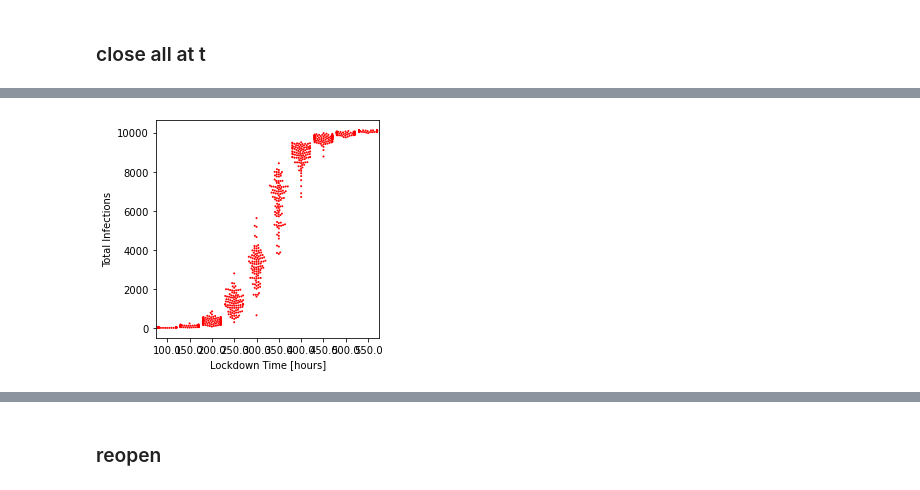
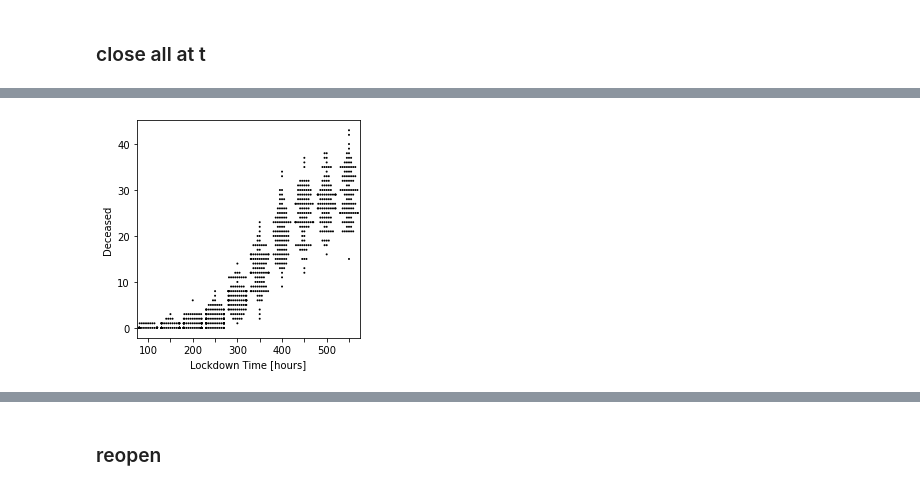
Before and after one commit to joba-1/Corona_Model, a Jupyter notebook: Plot Parallel nbt.ipynb, the cells around one changed output, grey strips where cells are left out. Drawn from its saved outputs; the diff is of its cells as text; code cells hidden in the pictures.

```diff
--- a/Plot Parallel nbt.ipynb
+++ b/Plot Parallel nbt.ipynb
@@ -243,17 +254,19 @@ close_folders = [x for x in filenames if x.startswith('close_all_IF03_start_2_')
 # %%
 close_all={}
 for folder_scenario in  close_folders:
-    df = pd.read_csv('server_data/outputs/'+folder_scenario+'/'+folder_scenario+'_cumulativ_WasInfected.csv')
+    df = pd.read_csv('server_data/outputs/'+folder_scenario+'/'+folder_scenario+'_D.csv')
     df.drop('time',axis=1,inplace=True)
     close_all[float(folder_scenario[-7:])] =df.iloc[-1].values
-df_close_all = pd.DataFrame(close_all)
+df_close_all_D = pd.DataFrame(close_all)
 # %%
 col3 = list(df_close_all.keys())
 col3.sort()
 plt.figure(figsize=(4,4))
-sns.swarmplot(data = df_close_all[col3], color='r', size=2)
-plt.ylabel('Total Infections')
+sns.swarmplot(data = df_close_all[col3], color='k', size=2)
+plt.ylabel('Deceased')
 plt.xlabel('Lockdown Time [hours]')
-plt.savefig('Lockdown Time.svg')
+ax=plt.gca()
+ax.set_xticklabels([int(x) if col3.index(x)%2==0 else None for x in col3])
+#plt.savefig('Lockdown_Time_Death.svg')
 # %% [output]
-[figure, old version]
+[figure, new version]
```
Also changed, not shown: parts of 17 cells of this notebook, 5 other files.
